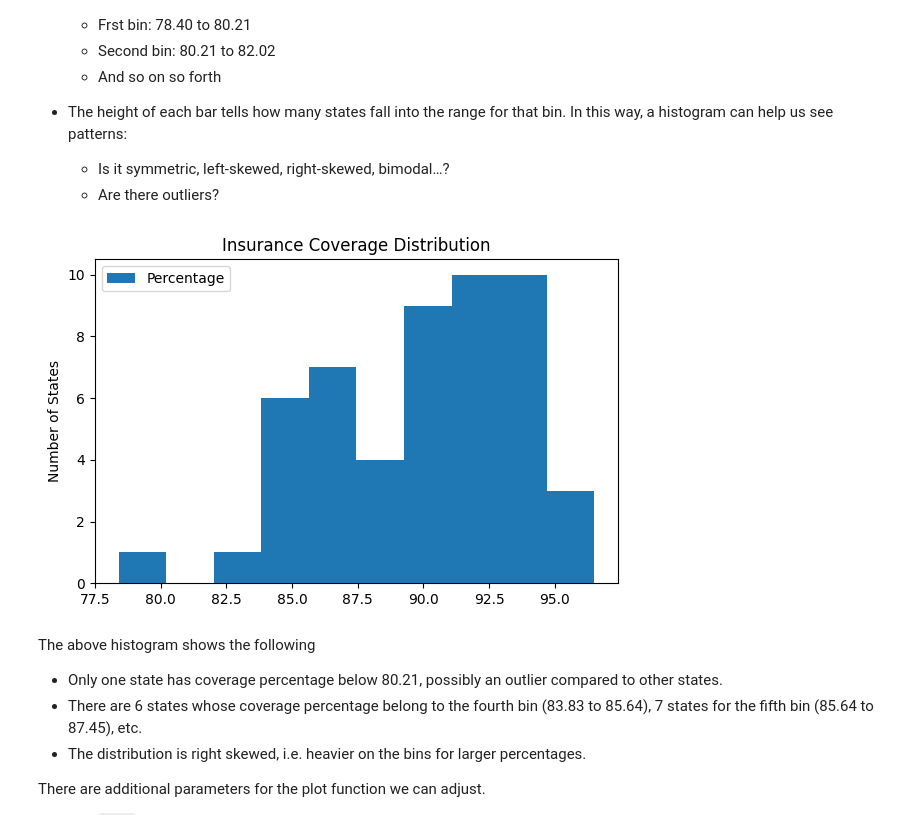
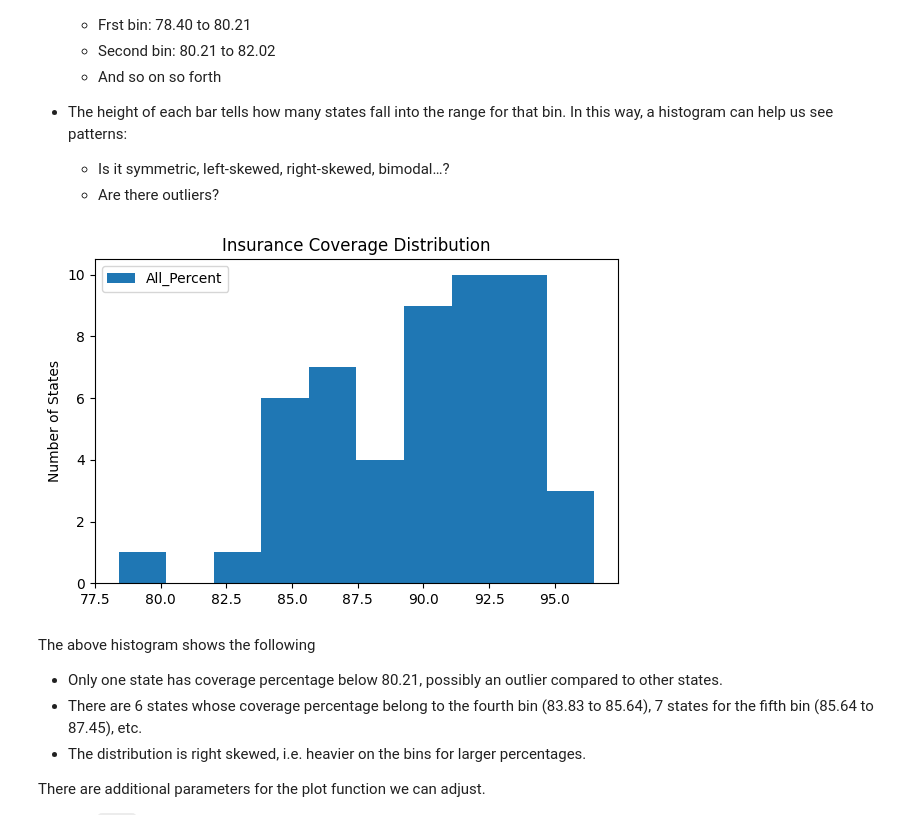
Before and after one commit to qarnac/CS201-F26, a Jupyter notebook: class_participation/09_histogram.ipynb, the cells around one changed output. Drawn from its saved outputs; the diff is of its cells as text; code cells hidden in the pictures.

Commit message:
combine bar and histogram

```diff
--- a/class_participation/09_histogram.ipynb
+++ b/class_participation/09_histogram.ipynb
@@ -114,17 +197,18 @@ The `plot` function we used for bar charts can also be used to create a histogra
 # %%
 import matplotlib.pyplot as plt     # import appropriate library
 
 # create the bar chart
-all_races_df.plot(kind='hist', y='Percentage',
-                  figsize=(6, 4),
-                  title='Insurance Coverage Distribution',
-                  ylabel='Number of States'
+df.plot(kind='hist',        # note the kind is hist, short for histogram
+        y='All_Percent',    # identify a numeric column to be analyzed
+        figsize=(6, 4),     # 600 pixel wide and 400 pixel tall
+        title='Insurance Coverage Distribution',
+        ylabel='Number of States'
 )
 
 plt.tight_layout()                  # adjust spacing to avoid overlap
 plt.show()                          # show the chart
 # %% [output]
-[figure, old version]
+[figure, new version]
 # %% [markdown]
 The above histogram shows the following
 *  Only one state has coverage percentage below 80.21, possibly an outlier compared to other states.
```
Also changed, not shown: parts of 39 cells of this notebook.
